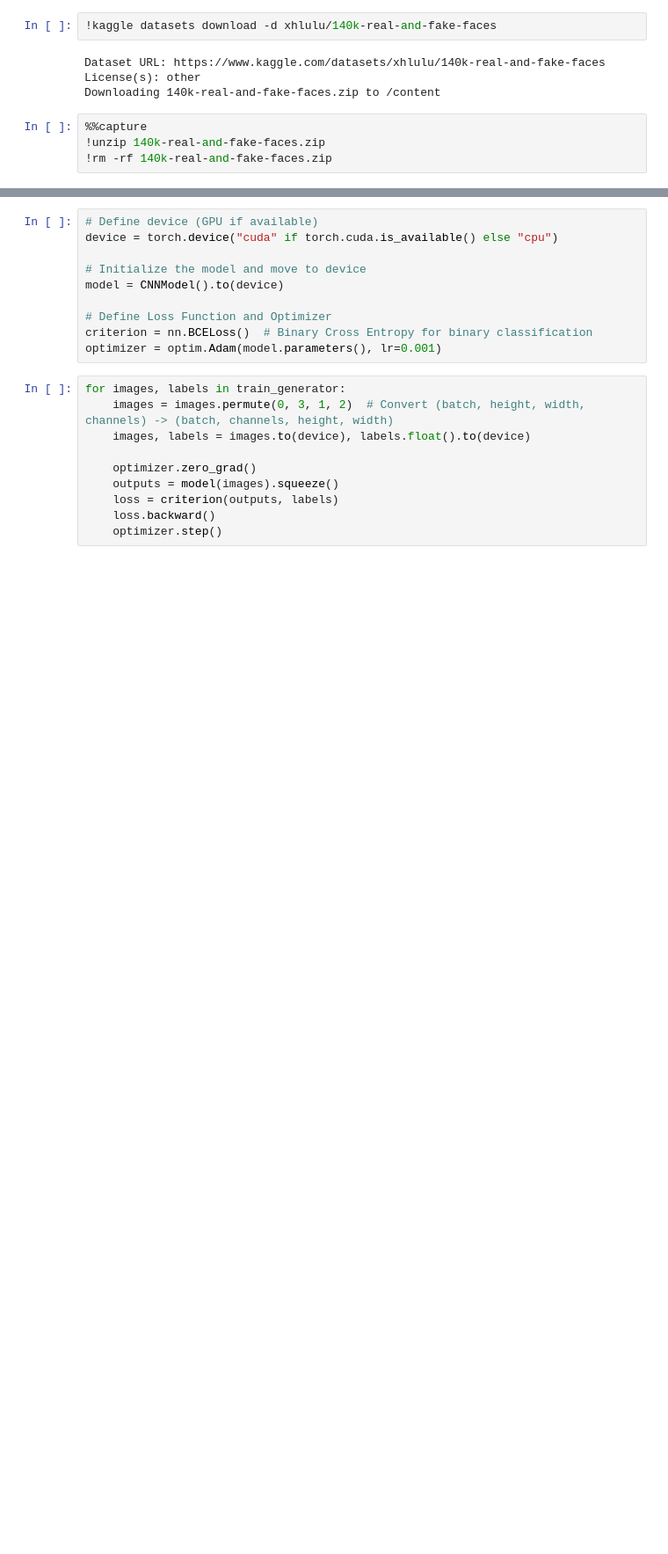
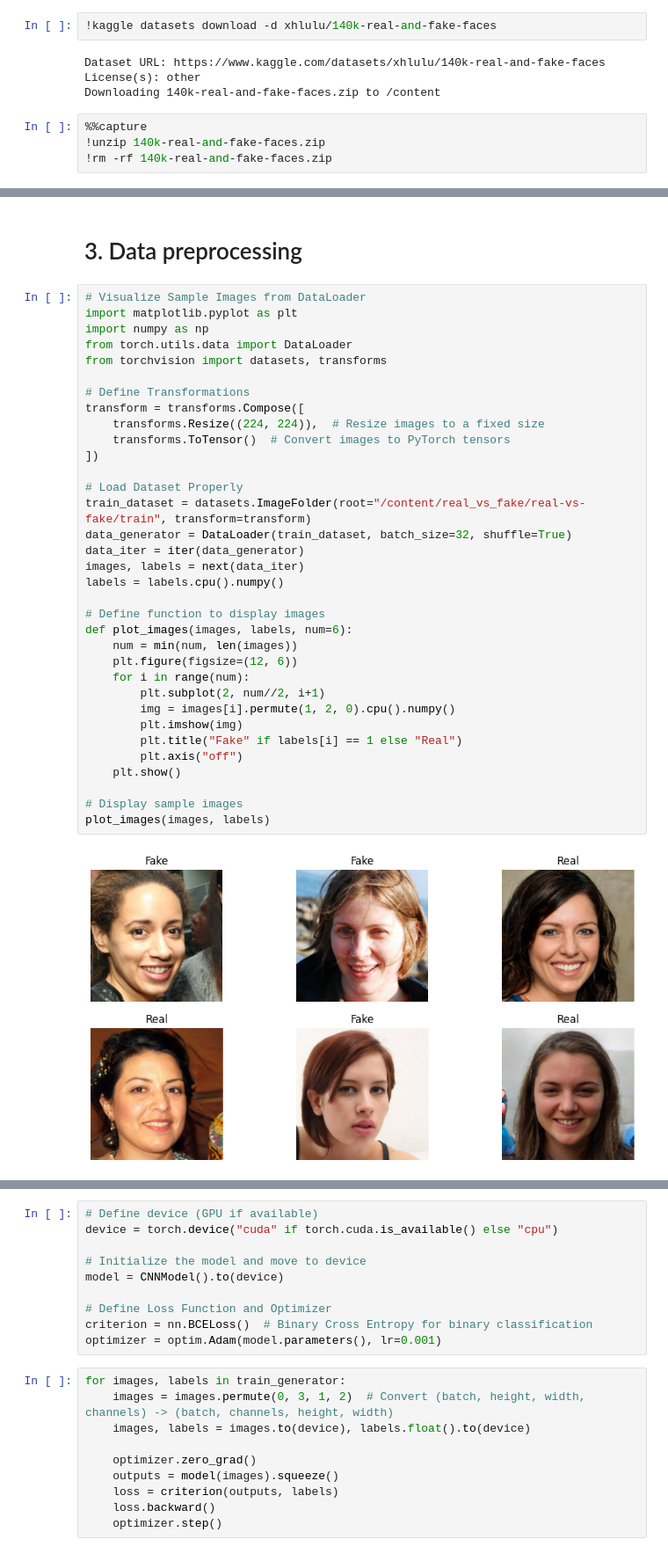
Before and after one commit to ojusgoel/Deepfake_FaceDetection_CNN, a Jupyter notebook: DeepFake_FaceDetection.ipynb, the cells around one changed output, grey strips where cells are left out. Shown at 88% size. Saved outputs shown, nothing was run; the diff lists cells and outputs as text; blank space fills up the shorter version.

Commit message:
CNN Architecture training, eval complete

```diff
--- a/DeepFake_FaceDetection.ipynb
+++ b/DeepFake_FaceDetection.ipynb
@@ -27,5 +31,43 @@ VAL_DATASET_PATH = "/content/real_vs_fake/real-vs-fake/valid"
 REAL_PATH = os.path.join(DATASET_PATH, "real")
 FAKE_PATH = os.path.join(DATASET_PATH, "fake")
 IMG_SIZE = 224
+# %% [markdown]
+# 3. Data preprocessing
+# %%
+# Visualize Sample Images from DataLoader
+import matplotlib.pyplot as plt
+import numpy as np
+from torch.utils.data import DataLoader
+from torchvision import datasets, transforms
+
+# Define Transformations
+transform = transforms.Compose([
+    transforms.Resize((224, 224)),  # Resize images to a fixed size
+    transforms.ToTensor()  # Convert images to PyTorch tensors
+])
+
+# Load Dataset Properly
+train_dataset = datasets.ImageFolder(root="/content/real_vs_fake/real-vs-fake/train", transform=transform)
+data_generator = DataLoader(train_dataset, batch_size=32, shuffle=True)
+data_iter = iter(data_generator)
+images, labels = next(data_iter)
+labels = labels.cpu().numpy()
+
+# Define function to display images
+def plot_images(images, labels, num=6):
+    num = min(num, len(images))
+    plt.figure(figsize=(12, 6))
+    for i in range(num):
+        plt.subplot(2, num//2, i+1)
+        img = images[i].permute(1, 2, 0).cpu().numpy()
+        plt.imshow(img)
+        plt.title("Fake" if labels[i] == 1 else "Real")
+        plt.axis("off")
+    plt.show()
+
+# Display sample images
+plot_images(images, labels)
+# %% [output]
+[figure, added]
 # %%
 import albumentations as A
```
Also changed, not shown: parts of 48 cells of this notebook.
